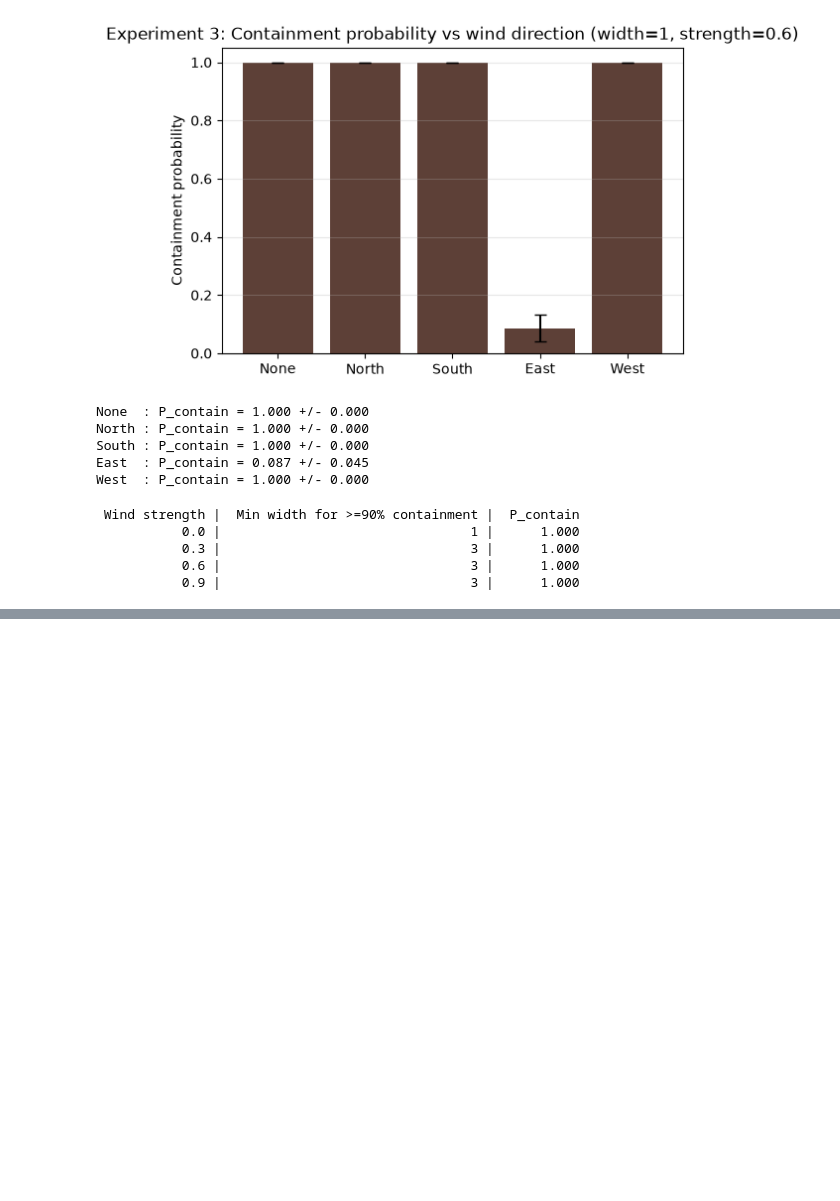
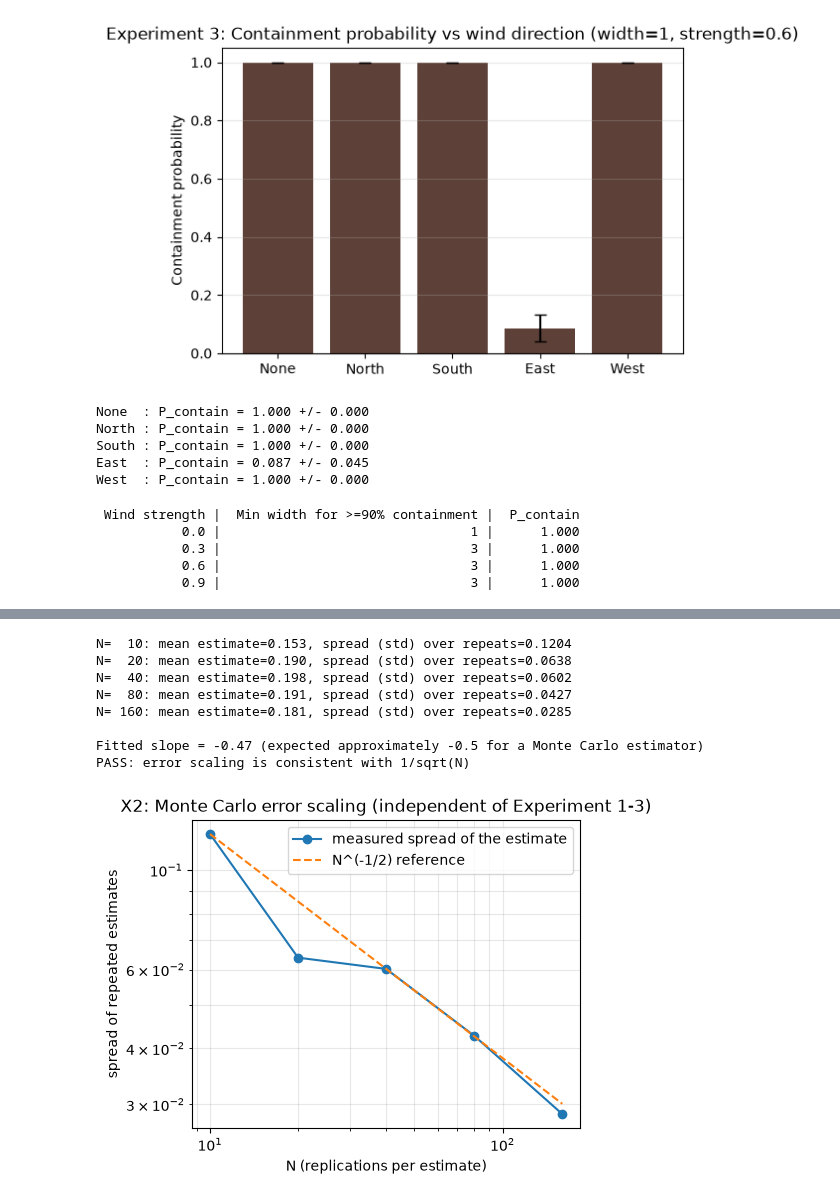
Before and after one commit to ManithMss/wildfire-firebreak-simulator, a Jupyter notebook: notebook/wildfire-firebreak-simulator.ipynb, the cells around one changed output, grey strips where cells are left out. Saved outputs shown, nothing was run; the diff lists cells and outputs as text; code cells hidden in the pictures; blank space fills up the shorter version.

Commit message:
Add extensions X2, X3, X5: error scaling, vegetation density, sensitivity analysis

```diff
--- a/notebook/wildfire-firebreak-simulator.ipynb
+++ b/notebook/wildfire-firebreak-simulator.ipynb
@@ -413,0 +422,42 @@ for s, w, p in summary_rows:
+# %%
+# X2: Rigorous verification - Monte Carlo error scaling with N
+def repeated_estimates(n_reps_of_experiment, N, width=1, wind_strength=0.6, wind_dir="East"):
+    """Run the whole N-replication Monte Carlo estimate several times (with different
+    seed offsets) to measure how much the estimate itself varies at this N."""
+    estimates = []
+    for rep in range(n_reps_of_experiment):
+        outcomes = [run_simulation(L=50, firebreak_width=width, wind_strength=wind_strength,
+                                    wind_dir=wind_dir, p0=0.25, p_ember=0.05,
+                                    seed=rep * 10_000 + s)["contained"]
+                    for s in range(N)]
+        estimates.append(np.mean(outcomes))
+    return np.array(estimates)
+
+Ns_x2 = [10, 20, 40, 80, 160]
+spreads = []
+for N in Ns_x2:
+    est = repeated_estimates(n_reps_of_experiment=15, N=N)
+    spreads.append(np.std(est))
+    print(f"N={N:4d}: mean estimate={np.mean(est):.3f}, spread (std) over repeats={np.std(est):.4f}")
+
+slope_x2 = np.polyfit(np.log(Ns_x2), np.log(spreads), 1)[0]
+print(f"\nFitted slope = {slope_x2:.2f} (expected approximately -0.5 for a Monte Carlo estimator)")
+assert -0.8 < slope_x2 < -0.2, "measured error scaling is not consistent with Monte Carlo 1/sqrt(N) behaviour"
+print("PASS: error scaling is consistent with 1/sqrt(N)")
+
+plt.figure(figsize=(5,4))
+plt.loglog(Ns_x2, spreads, "o-", label="measured spread of the estimate")
+plt.loglog(Ns_x2, spreads[0] * (np.array(Ns_x2) / Ns_x2[0])**-0.5, "--", label="N^(-1/2) reference")
+plt.xlabel("N (replications per estimate)"); plt.ylabel("spread of repeated estimates")
+plt.title("X2: Monte Carlo error scaling (independent of Experiment 1-3)")
+plt.legend(); plt.grid(alpha=0.3, which="both"); plt.show()
+# %% [output]
+N=  10: mean estimate=0.153, spread (std) over repeats=0.1204
+N=  20: mean estimate=0.190, spread (std) over repeats=0.0638
+N=  40: mean estimate=0.198, spread (std) over repeats=0.0602
+N=  80: mean estimate=0.191, spread (std) over repeats=0.0427
+N= 160: mean estimate=0.181, spread (std) over repeats=0.0285
+
+Fitted slope = -0.47 (expected approximately -0.5 for a Monte Carlo estimator)
+PASS: error scaling is consistent with 1/sqrt(N)
+[figure, added]
```
Also changed, not shown: parts of 11 cells of this notebook, 2 other files.
